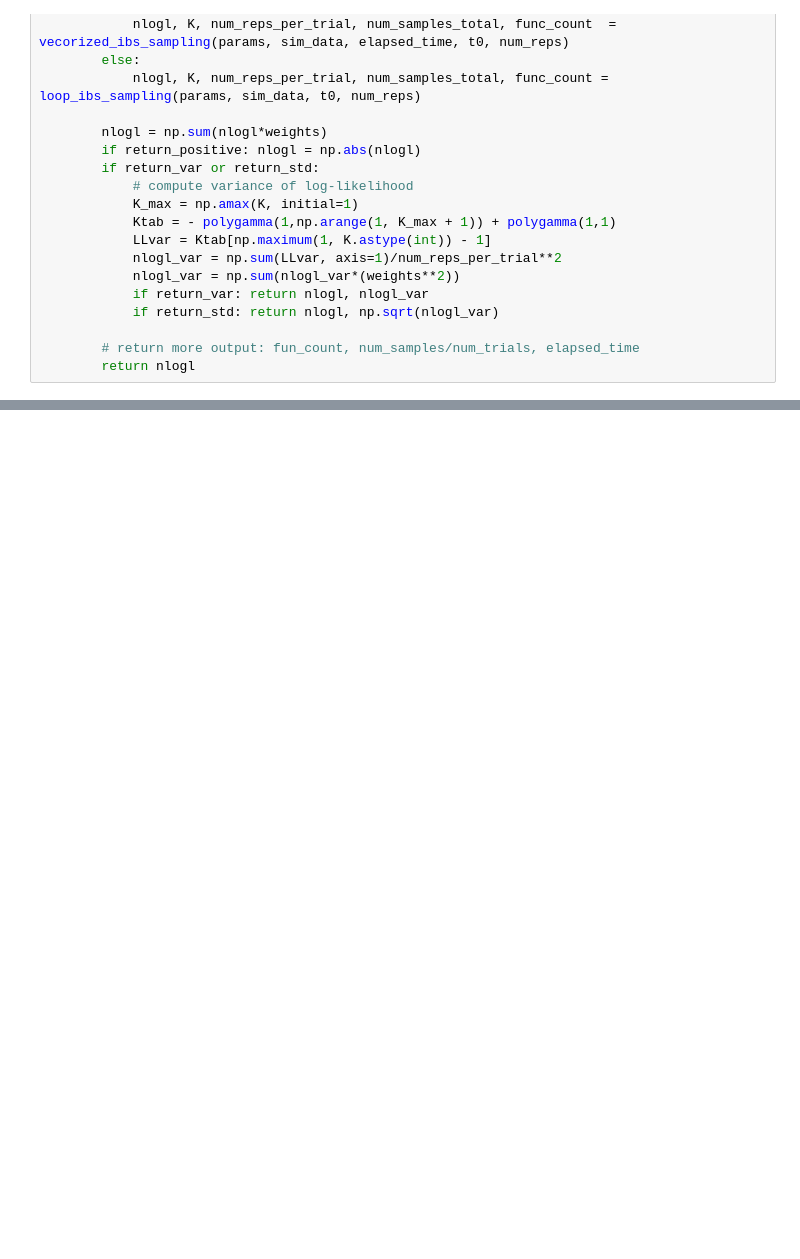
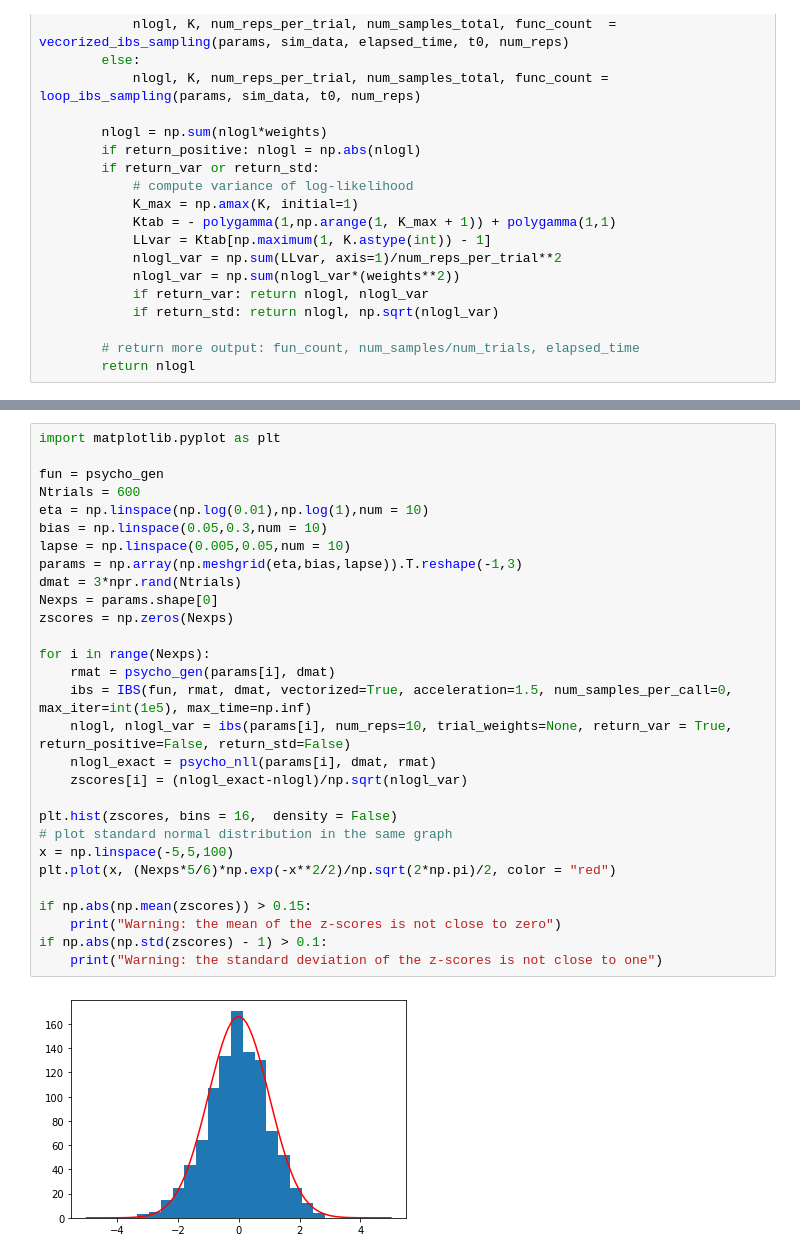
Before and after one commit to acerbilab/pyibs, a Jupyter notebook: ibs_ver1.ipynb, the cells around one changed output, grey strips where cells are left out. Saved outputs shown, nothing was run; the diff lists cells and outputs as text; blank space fills up the shorter version.

```diff
--- a/ibs_ver1.ipynb
+++ b/ibs_ver1.ipynb
@@ -290,0 +399,31 @@ class IBS:
+# %%
+import matplotlib.pyplot as plt
+
+fun = psycho_gen
+Ntrials = 600
+eta = np.linspace(np.log(0.01),np.log(1),num = 10)
+bias = np.linspace(0.05,0.3,num = 10)
+lapse = np.linspace(0.005,0.05,num = 10)
+params = np.array(np.meshgrid(eta,bias,lapse)).T.reshape(-1,3)
+dmat = 3*npr.rand(Ntrials)
+Nexps = params.shape[0]
+zscores = np.zeros(Nexps)
+
+for i in range(Nexps):
+    rmat = psycho_gen(params[i], dmat)
+    ibs = IBS(fun, rmat, dmat, vectorized=True, acceleration=1.5, num_samples_per_call=0, max_iter=int(1e5), max_time=np.inf)
+    nlogl, nlogl_var = ibs(params[i], num_reps=10, trial_weights=None, return_var = True, return_positive=False, return_std=False)
+    nlogl_exact = psycho_nll(params[i], dmat, rmat)
+    zscores[i] = (nlogl_exact-nlogl)/np.sqrt(nlogl_var)
+
+plt.hist(zscores, bins = 16,  density = False)
+# plot standard normal distribution in the same graph
+x = np.linspace(-5,5,100)
+plt.plot(x, (Nexps*5/6)*np.exp(-x**2/2)/np.sqrt(2*np.pi)/2, color = "red")
+
+if np.abs(np.mean(zscores)) > 0.15:
+    print("Warning: the mean of the z-scores is not close to zero")
+if np.abs(np.std(zscores) - 1) > 0.1:
+    print("Warning: the standard deviation of the z-scores is not close to one")
+# %% [output]
+[figure, added]
```
Also changed, not shown: parts of 4 cells of this notebook.
